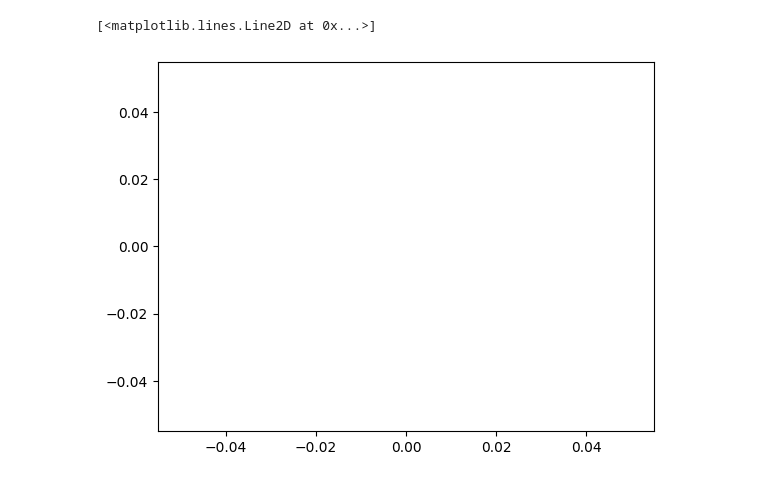
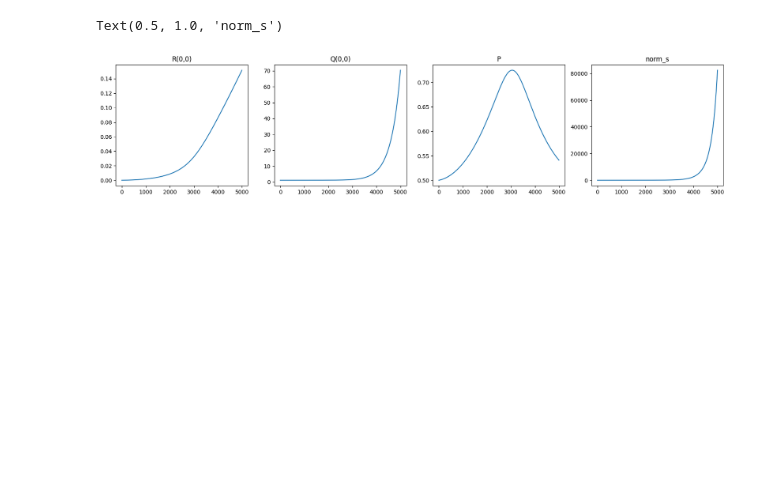
Before and after one commit to jinhl9/saad-solla-composition, a Jupyter notebook: composite_learning/Hierarchical_ODE.ipynb, the cells around one changed output. Saved outputs shown, nothing was run; the diff lists cells and outputs as text; code cells hidden in the pictures; blank space fills up the shorter version.

Commit message:
ODE solver WIP

```diff
--- a/composite_learning/Hierarchical_ODE.ipynb
+++ b/composite_learning/Hierarchical_ODE.ipynb
@@ -28,12 +30,33 @@ def initialize_nets():
 teachers, students, teacher_cs, student_cs = initialize_nets()
 _, students_base, _, student_cs_base = initialize_nets()
 # %%
-ode = solver.ode.HierarchicalODESolver(VS = student_cs.layers[0].weight.data[0].numpy(), VT = teacher_cs.layers[0].weight.data[0].numpy(), lr_w = 1, lr_v = 1, seq_length = 2, delta = 10)
+VT = np.array([-0.3046, -2.6676,  2.3400,  0.5646])
+VS = np.array([-0.2555,  0.6582,  0.5390,  1.1411])
+ode = solver.ode.HierarchicalODESolver(VS = VS, VT = VT, lr_w = 0.1, lr_v = 1, seq_length = 2, delta = 10, N=900)
 # %%
-ode.train(5000)
+ode.train(5000, 1)
-# %%
-q=[k[1,1] for k in ode.history['R']]
-plt.plot(q)
-# %% [output]
-[<matplotlib.lines.Line2D at 0x...>]
-[figure, removed]
+# %%
+
+fig2 = plt.figure(figsize=(20, 4))
+ax1 = plt.subplot(141)
+R=[k[0,0] for k in ode.history['R']]
+ax1.plot(R)
+ax1.set_title('R(0,0)')
+
+ax2 = plt.subplot(142)
+Q=[k[0,0] for k in ode.history['Q']]
+ax2.plot(Q)
+ax2.set_title('Q(0,0)')
+
+ax3 = plt.subplot(143)
+P=ode.history['P']
+ax3.plot(P)
+ax3.set_title('P')
+
+ax4 = plt.subplot(144)
+ns=ode.history['norm_student']
+ax4.plot(ns)
+ax4.set_title('norm_s')
+# %% [output]
+Text(0.5, 1.0, 'norm_s')
+[figure, added]
```
Also changed, not shown: parts of 3 cells of this notebook, 1 other file.
